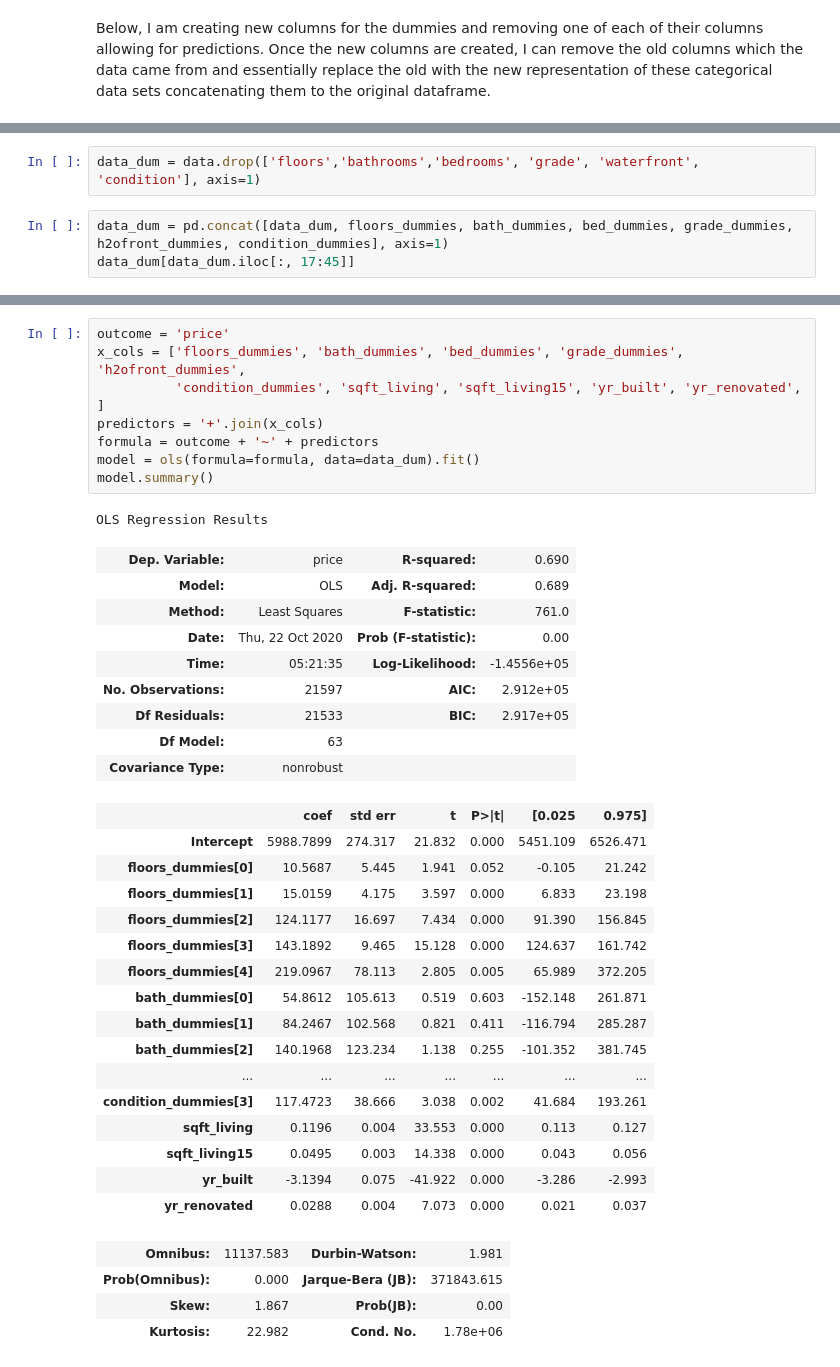
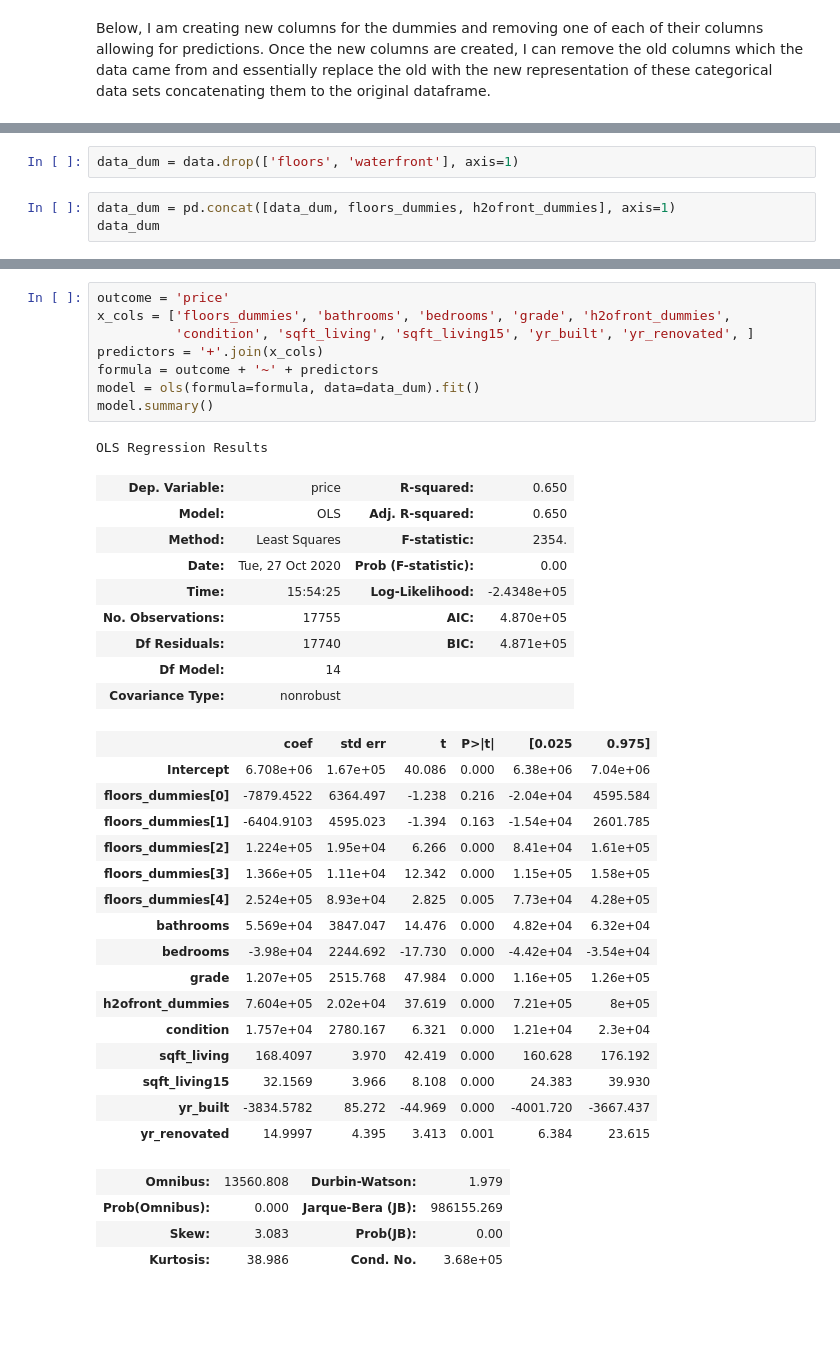
Before and after one commit to zhyde23/KC_Housing_Project, a Jupyter notebook: Mod2 Final Project.ipynb, the cells around one changed output, grey strips where cells are left out. Cells and saved outputs as stored; diff of their text form; blank space fills up the shorter version.

```diff
--- a/Mod2 Final Project.ipynb
+++ b/Mod2 Final Project.ipynb
@@ -490,6 +486,6 @@ condition_dummies = pd.get_dummies(data['condition'], prefix='condition', drop_f
 # %%
-data_dum = data.drop(['floors','bathrooms','bedrooms', 'grade', 'waterfront', 'condition'], axis=1)
+data_dum = data.drop(['floors', 'waterfront'], axis=1)
 # %%
-data_dum = pd.concat([data_dum, floors_dummies, bath_dummies, bed_dummies, grade_dummies, h2ofront_dummies, condition_dummies], axis=1)
-data_dum[data_dum.iloc[:, 17:45]]
+data_dum = pd.concat([data_dum, floors_dummies, h2ofront_dummies], axis=1)
+data_dum
 # %% [output]
@@ -530,41 +539,41 @@ data_dum.describe()
 # %%
 outcome = 'price'
-x_cols = ['floors_dummies', 'bath_dummies', 'bed_dummies', 'grade_dummies', 'h2ofront_dummies',
-          'condition_dummies', 'sqft_living', 'sqft_living15', 'yr_built', 'yr_renovated', ]
+x_cols = ['floors_dummies', 'bathrooms', 'bedrooms', 'grade', 'h2ofront_dummies',
+          'condition', 'sqft_living', 'sqft_living15', 'yr_built', 'yr_renovated', ]
 predictors = '+'.join(x_cols)
 formula = outcome + '~' + predictors
 model = ols(formula=formula, data=data_dum).fit()
 model.summary()
 # %% [output]
 OLS Regression Results
-| Dep. Variable: | price | R-squared: | 0.690 |
-| Model: | OLS | Adj. R-squared: | 0.689 |
-| Method: | Least Squares | F-statistic: | 761.0 |
-| Date: | Thu, 22 Oct 2020 | Prob (F-statistic): | 0.00 |
-| Time: | 05:21:35 | Log-Likelihood: | -1.4556e+05 |
-| No. Observations: | 21597 | AIC: | 2.912e+05 |
-| Df Residuals: | 21533 | BIC: | 2.917e+05 |
-| Df Model: | 63 |  |  |
+| Dep. Variable: | price | R-squared: | 0.650 |
+| Model: | OLS | Adj. R-squared: | 0.650 |
+| Method: | Least Squares | F-statistic: | 2354. |
+| Date: | Tue, 27 Oct 2020 | Prob (F-statistic): | 0.00 |
+| Time: | 15:54:25 | Log-Likelihood: | -2.4348e+05 |
+| No. Observations: | 17755 | AIC: | 4.870e+05 |
+| Df Residuals: | 17740 | BIC: | 4.871e+05 |
+| Df Model: | 14 |  |  |
 | Covariance Type: | nonrobust |  |  |
 |  | coef | std err | t | P>|t| | [0.025 | 0.975] |
-| Intercept | 5988.7899 | 274.317 | 21.832 | 0.000 | 5451.109 | 6526.471 |
-| floors_dummies[0] | 10.5687 | 5.445 | 1.941 | 0.052 | -0.105 | 21.242 |
-| floors_dummies[1] | 15.0159 | 4.175 | 3.597 | 0.000 | 6.833 | 23.198 |
-| floors_dummies[2] | 124.1177 | 16.697 | 7.434 | 0.000 | 91.390 | 156.845 |
-| floors_dummies[3] | 143.1892 | 9.465 | 15.128 | 0.000 | 124.637 | 161.742 |
-| floors_dummies[4] | 219.0967 | 78.113 | 2.805 | 0.005 | 65.989 | 372.205 |
-| bath_dummies[0] | 54.8612 | 105.613 | 0.519 | 0.603 | -152.148 | 261.871 |
-| bath_dummies[1] | 84.2467 | 102.568 | 0.821 | 0.411 | -116.794 | 285.287 |
-| bath_dummies[2] | 140.1968 | 123.234 | 1.138 | 0.255 | -101.352 | 381.745 |
-| ... | ... | ... | ... | ... | ... | ... |
-| condition_dummies[3] | 117.4723 | 38.666 | 3.038 | 0.002 | 41.684 | 193.261 |
-| sqft_living | 0.1196 | 0.004 | 33.553 | 0.000 | 0.113 | 0.127 |
-| sqft_living15 | 0.0495 | 0.003 | 14.338 | 0.000 | 0.043 | 0.056 |
-| yr_built | -3.1394 | 0.075 | -41.922 | 0.000 | -3.286 | -2.993 |
-| yr_renovated | 0.0288 | 0.004 | 7.073 | 0.000 | 0.021 | 0.037 |
+| Intercept | 6.708e+06 | 1.67e+05 | 40.086 | 0.000 | 6.38e+06 | 7.04e+06 |
+| floors_dummies[0] | -7879.4522 | 6364.497 | -1.238 | 0.216 | -2.04e+04 | 4595.584 |
+| floors_dummies[1] | -6404.9103 | 4595.023 | -1.394 | 0.163 | -1.54e+04 | 2601.785 |
+| floors_dummies[2] | 1.224e+05 | 1.95e+04 | 6.266 | 0.000 | 8.41e+04 | 1.61e+05 |
+| floors_dummies[3] | 1.366e+05 | 1.11e+04 | 12.342 | 0.000 | 1.15e+05 | 1.58e+05 |
+| floors_dummies[4] | 2.524e+05 | 8.93e+04 | 2.825 | 0.005 | 7.73e+04 | 4.28e+05 |
+| bathrooms | 5.569e+04 | 3847.047 | 14.476 | 0.000 | 4.82e+04 | 6.32e+04 |
+| bedrooms | -3.98e+04 | 2244.692 | -17.730 | 0.000 | -4.42e+04 | -3.54e+04 |
+| grade | 1.207e+05 | 2515.768 | 47.984 | 0.000 | 1.16e+05 | 1.26e+05 |
+| h2ofront_dummies | 7.604e+05 | 2.02e+04 | 37.619 | 0.000 | 7.21e+05 | 8e+05 |
+| condition | 1.757e+04 | 2780.167 | 6.321 | 0.000 | 1.21e+04 | 2.3e+04 |
+| sqft_living | 168.4097 | 3.970 | 42.419 | 0.000 | 160.628 | 176.192 |
+| sqft_living15 | 32.1569 | 3.966 | 8.108 | 0.000 | 24.383 | 39.930 |
+| yr_built | -3834.5782 | 85.272 | -44.969 | 0.000 | -4001.720 | -3667.437 |
+| yr_renovated | 14.9997 | 4.395 | 3.413 | 0.001 | 6.384 | 23.615 |
-| Omnibus: | 11137.583 | Durbin-Watson: | 1.981 |
-| Prob(Omnibus): | 0.000 | Jarque-Bera (JB): | 371843.615 |
-| Skew: | 1.867 | Prob(JB): | 0.00 |
-| Kurtosis: | 22.982 | Cond. No. | 1.78e+06 |
+| Omnibus: | 13560.808 | Durbin-Watson: | 1.979 |
+| Prob(Omnibus): | 0.000 | Jarque-Bera (JB): | 986155.269 |
+| Skew: | 3.083 | Prob(JB): | 0.00 |
+| Kurtosis: | 38.986 | Cond. No. | 3.68e+05 |
 Warnings:
 [1] Standard Errors assume that the covariance matrix of the errors is correctly specified.
```
Also changed, not shown: parts of 9 cells of this notebook.
